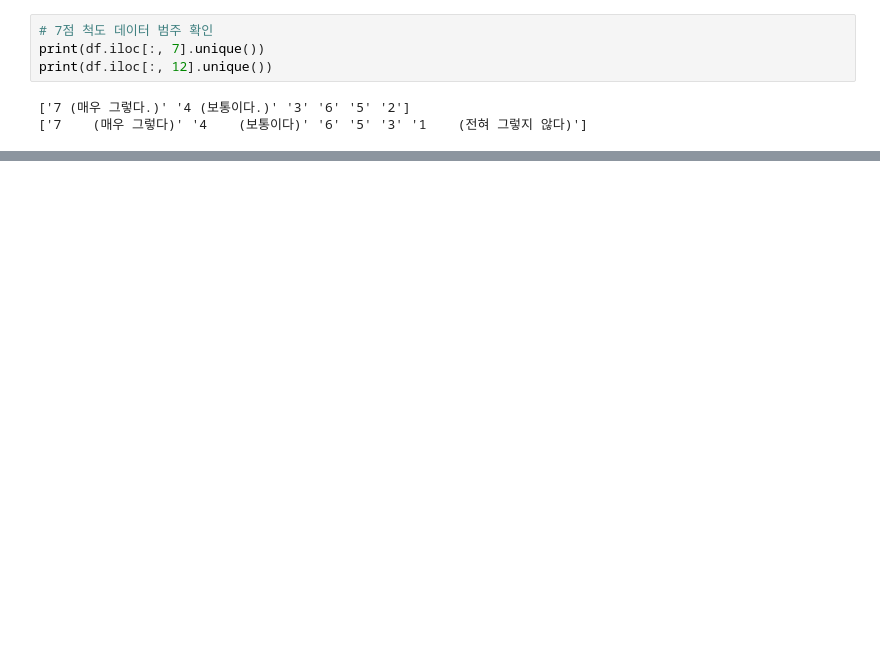
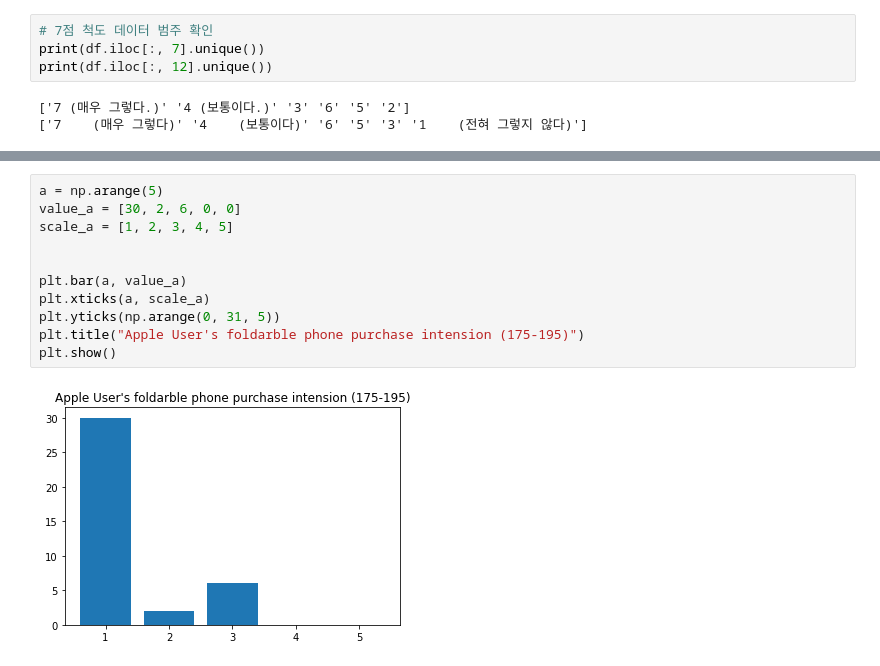
Before and after one commit to hansuho113/School_Lecture, a Jupyter notebook: marketing_research_preprocessing.ipynb, the cells around one changed output, grey strips where cells are left out. Cells and saved outputs as stored; diff of their text form; blank space fills up the shorter version.

```diff
--- a/marketing_research_preprocessing.ipynb
+++ b/marketing_research_preprocessing.ipynb
@@ -98,0 +180,13 @@ df
+# %%
+a = np.arange(5)
+value_a = [30, 2, 6, 0, 0]
+scale_a = [1, 2, 3, 4, 5]
+
+
+plt.bar(a, value_a)
+plt.xticks(a, scale_a)
+plt.yticks(np.arange(0, 31, 5))
+plt.title("Apple User's foldarble phone purchase intension (175-195)")
+plt.show()
+# %% [output]
+[figure, added]
```
Also changed, not shown: parts of 29 cells of this notebook.
